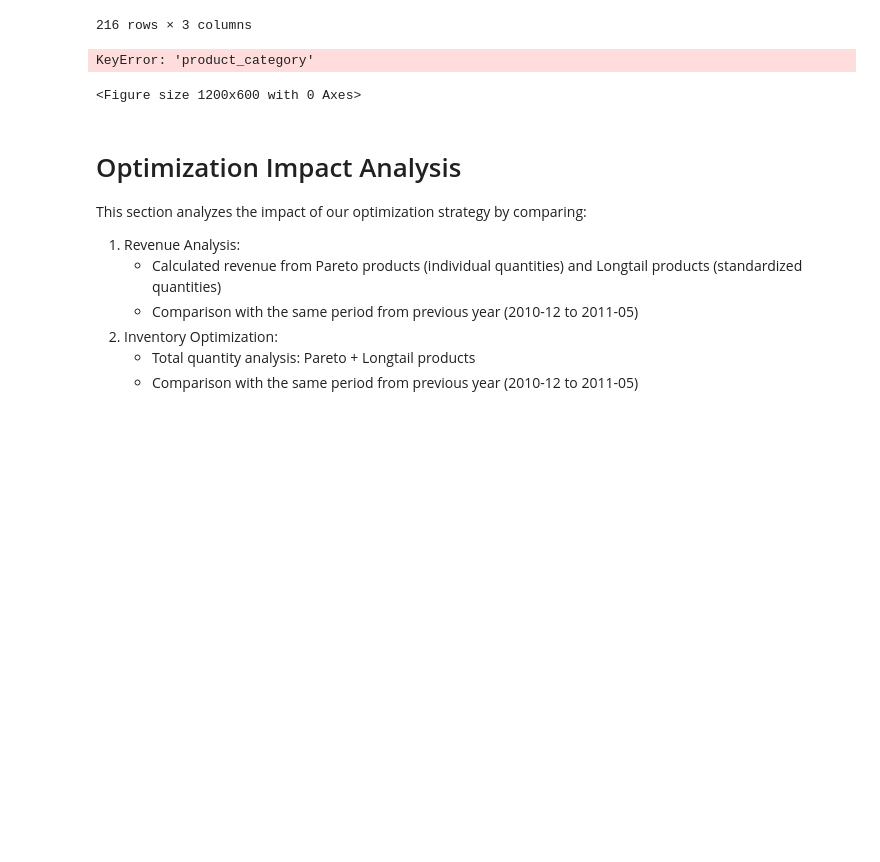
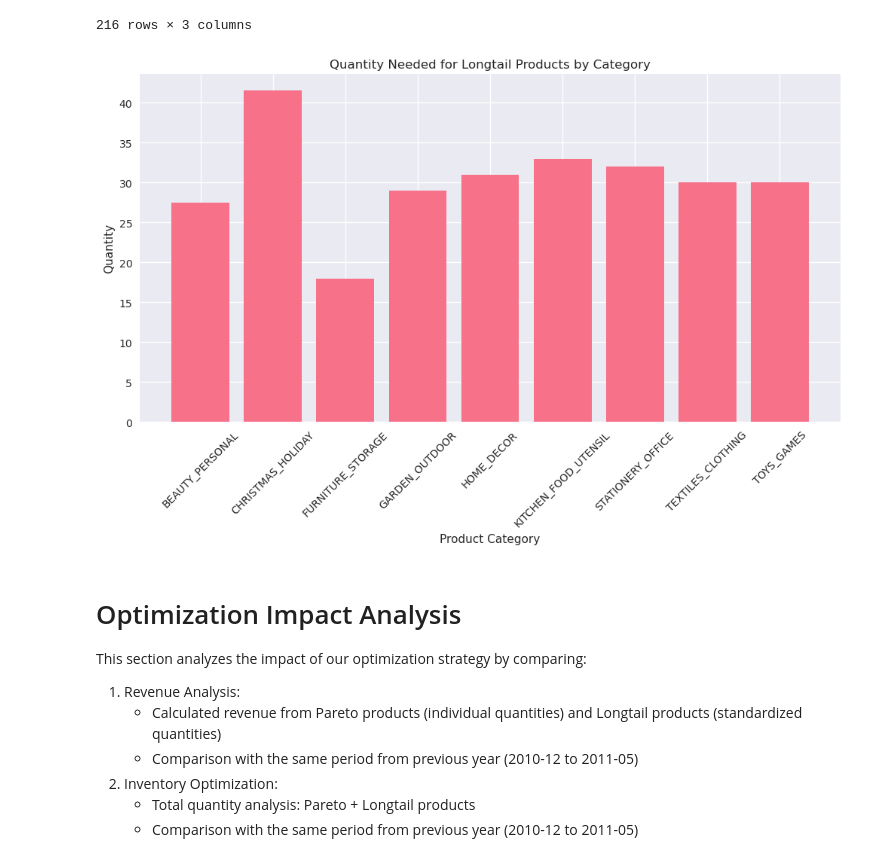
Before and after one commit to esemsc-rap24/retail-forecast-retention, a Jupyter notebook: demand_forecast.ipynb, the cells around one changed output. Drawn from its saved outputs; the diff is of its cells as text; code cells hidden in the pictures; blank space fills up the shorter version.

```diff
--- a/demand_forecast_clean.ipynb
+++ b/demand_forecast.ipynb
@@ -2029,18 +1792,17 @@ Median quantity of longtail products by category and month:
 # %%
 # visualize the quantity needed for each product category
 
 sum_median_lontail_qty=median_longtail_qty.groupby('product_category')['quantity'].sum().reset_index()
 
 plt.figure(figsize=(12, 6))
-plt.bar(data['product_category'], data['quantity'])
+plt.bar(sum_median_lontail_qty['product_category'], sum_median_lontail_qty['quantity'])
 plt.title('Quantity Needed for Longtail Products by Category')
 plt.xlabel('Product Category')
 plt.ylabel('Quantity')
 plt.xticks(rotation=45)
 plt.show()
 # %% [output]
-KeyError: 'product_category'
-<Figure size 1200x600 with 0 Axes>
+[figure, added]
 # %% [markdown]
 # Optimization Impact Analysis
 
```
Also changed, not shown: parts of 26 cells of this notebook, 3 other files.
